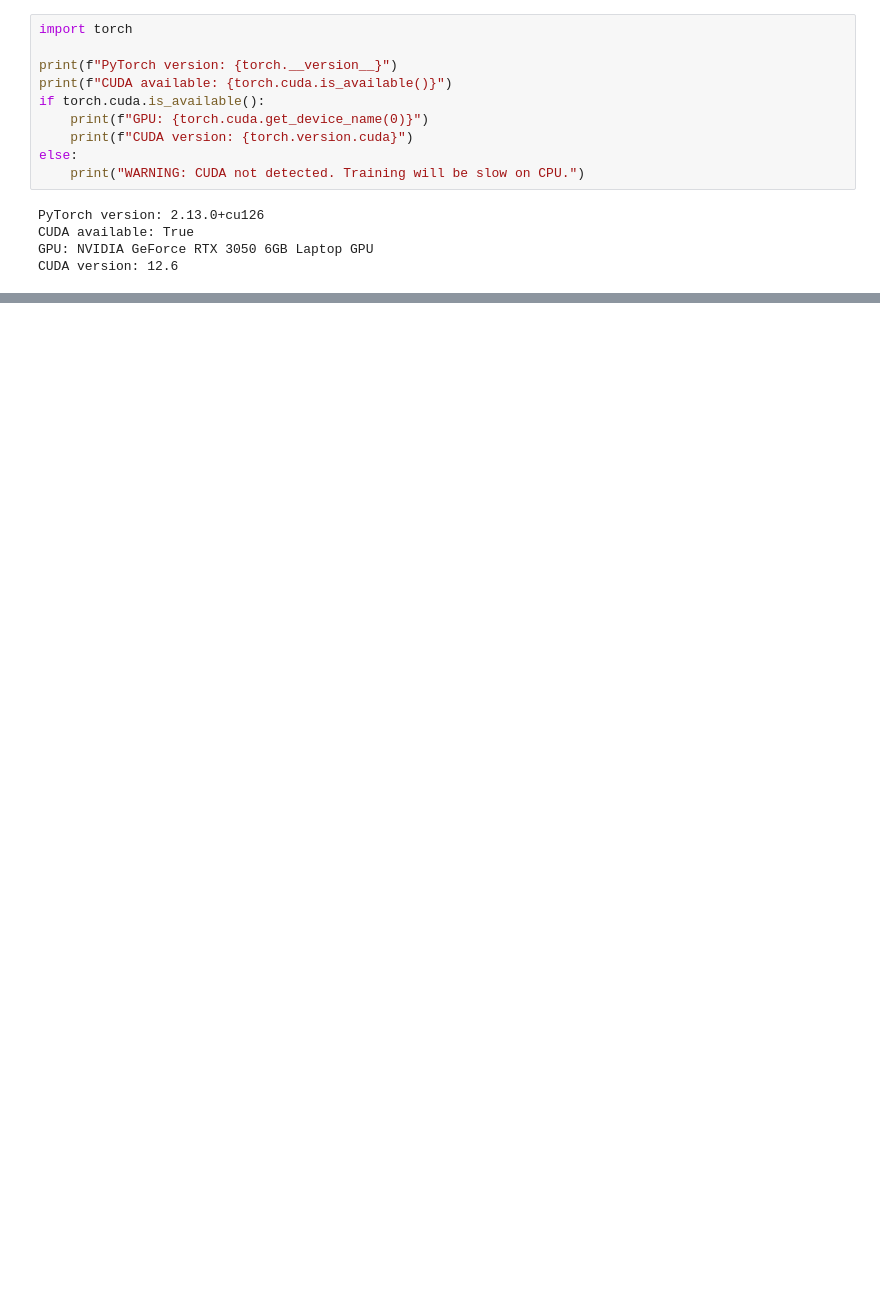
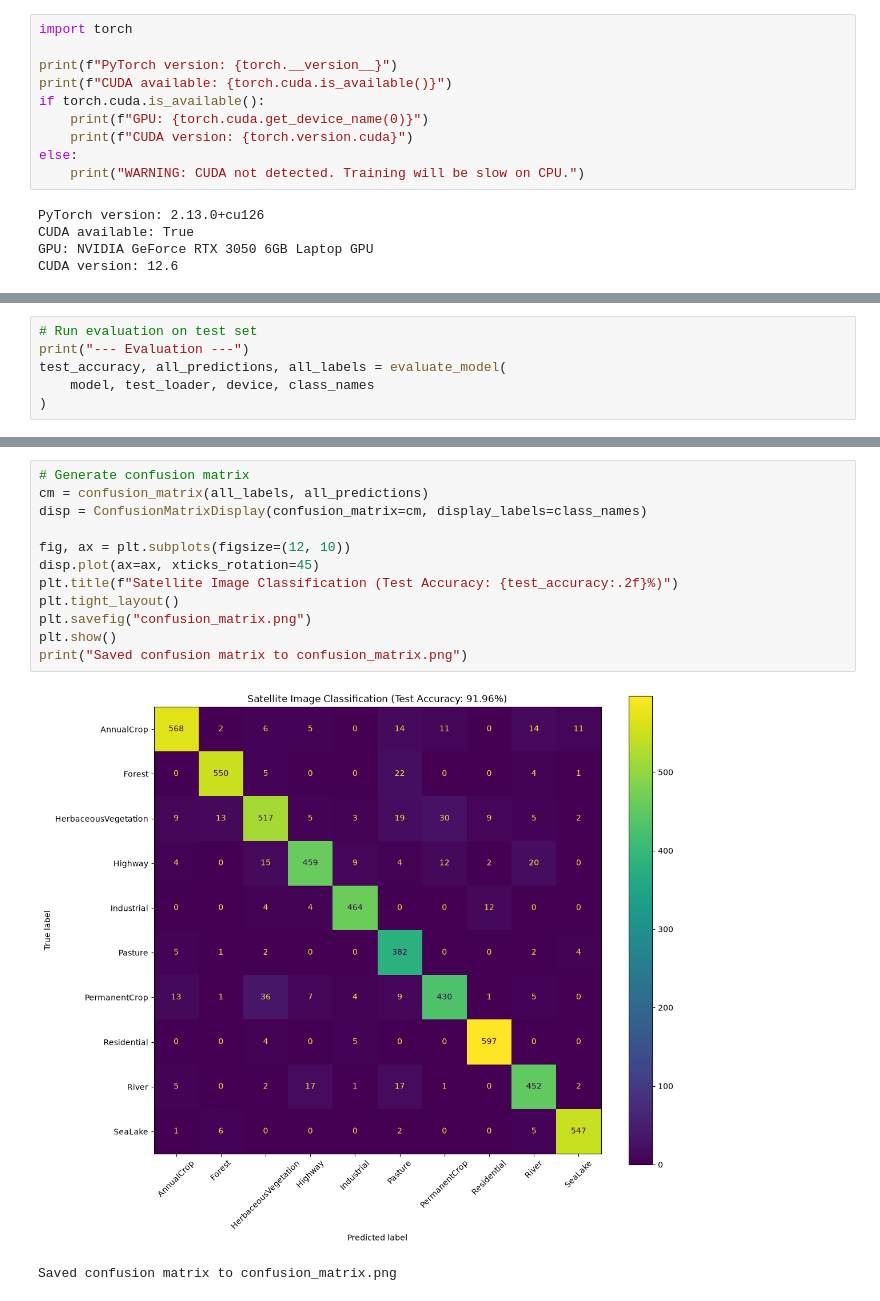
Before and after one commit to aaroncaao/cnn-satellite-classifier, a Jupyter notebook: satellite_classifier.ipynb, the cells around one changed output, grey strips where cells are left out. Cells and saved outputs as stored; diff of their text form; blank space fills up the shorter version.

```diff
--- a/satellite_classifier.ipynb
+++ b/satellite_classifier.ipynb
@@ -36,0 +277,6 @@ print(f"Label: {label} ({class_names[label]})")
+# %%
+# Run evaluation on test set
+print("--- Evaluation ---")
+test_accuracy, all_predictions, all_labels = evaluate_model(
+    model, test_loader, device, class_names
+)
@@ -36,0 +299,15 @@ print(f"Label: {label} ({class_names[label]})")
+# %%
+# Generate confusion matrix
+cm = confusion_matrix(all_labels, all_predictions)
+disp = ConfusionMatrixDisplay(confusion_matrix=cm, display_labels=class_names)
+
+fig, ax = plt.subplots(figsize=(12, 10))
+disp.plot(ax=ax, xticks_rotation=45)
+plt.title(f"Satellite Image Classification (Test Accuracy: {test_accuracy:.2f}%)")
+plt.tight_layout()
+plt.savefig("confusion_matrix.png")
+plt.show()
+print("Saved confusion matrix to confusion_matrix.png")
+# %% [output]
+[figure, added]
+Saved confusion matrix to confusion_matrix.png
```
Also changed, not shown: parts of 12 cells of this notebook, 5 other files.
